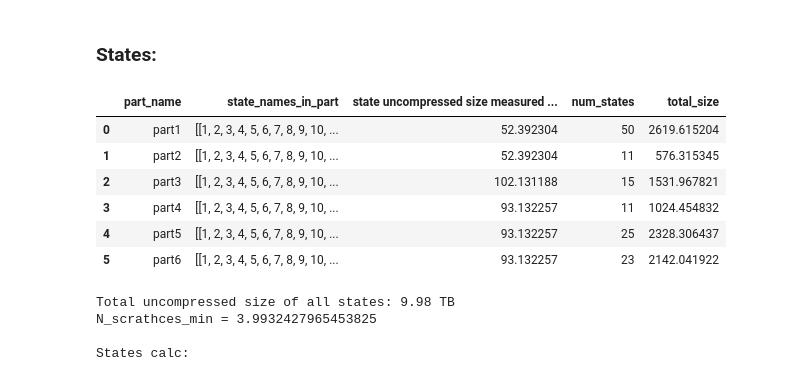
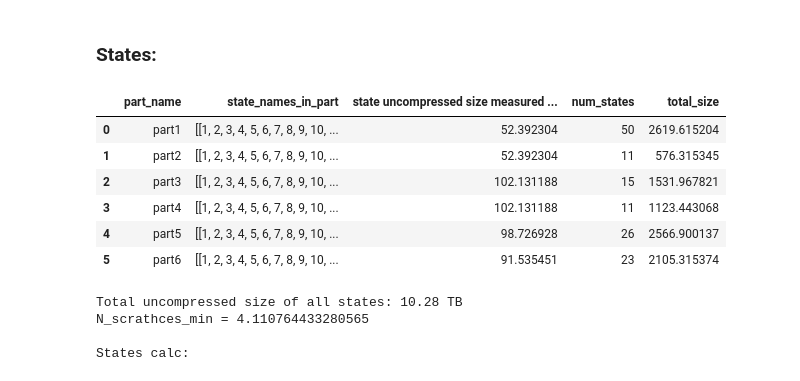
Before and after one commit to orso-arbs/CIPS_Codebase, a Jupyter notebook: ScratchStorageCalc_2.ipynb, the cells around one changed output. Cells and saved outputs as stored; diff of their text form; code cells hidden in the pictures.

```diff
--- a/ScratchStorageCalc_2.ipynb
+++ b/ScratchStorageCalc_2.ipynb
@@ -23,35 +23,12 @@ pd.set_option('display.max_colwidth', None)    # Show full column contents
 # %%
 parts = {
     'part_name': ['part1', 'part2', 'part3', 'part4', 'part5', 'part6'],
-    'state_names_in_part': [[list(range(1, 50+1))], [list(range(1, 11+1))], [list(range(1, 15+1))], [list(range(1, 11+1))], [list(range(1, 25+1))], [list(range(1, 23+1))]],
+    'state_names_in_part': [[list(range(1, 50+1))], [list(range(1, 11+1))], [list(range(1, 15+1))], [list(range(1, 11+1))], [list(range(1, 26+1))], [list(range(1, 23+1))]],
 
-    'state uncompressed size measured [GB]': np.array([56255808136, 56255808136, 109662528136, 100000000000, 100000000000, 100000000000]) / 1024**3,
-    # 'state compressed size measured [GB]': [30, 30, 62, 64, 66, 70],
-    # 'state uncompressed size estimate [GB]': [0, 0, 0, 0, 0, 0],
-    # 'state amount of elements measured': [0, 0, 0, 0, 0, 0],
-    # 'state size calced from amount of elements measured': [0, 0, 0, 0, 0, 0],
+    'state uncompressed size measured [GB]': np.array([56255808136, 56255808136, 109662528136, 109662528136, 106007232136, 98285442184]) / 1024**3,
 
     }
 parts_df = pd.DataFrame(parts)
-
-
-if 1==0:
-    ########### estimate state size
-
-    # Add uncompressed size estimate to the existing DataFrame
-    compression_percent_estimate = 30290369600/56255808136
-    print(f"compression_percent_estimate = compressed/un-compressed = {compression_percent_estimate} %")
-    parts_df['state uncompressed size estimate [GB]'] = parts_df['state compressed size measured [GB]'] / compression_percent_estimate
-
-    # Add a column showing the length of the lists in state_names_in_part
-    parts_df['#states'] = parts_df['state_names_in_part'].apply(lambda x: len(x[0]))
-
-    parts_df['part compressed size [GB]'] = parts_df['state compressed size measured [GB]'] * parts_df['#states']
-    parts_df['part uncompressed size estimate [GB]'] = parts_df['state uncompressed size estimate [GB]'] * parts_df['#states']
-
-    # calc
-    parts_df['state size calced from amount of elements measured'] = parts_df['state uncompressed size estimate [GB]'] * parts_df['#states']
-
 
 # Display the entire updated DataFrame
 
@@ -75,8 +52,6 @@ States = {
     'part': [],
     'state_names_in_part': [],
     'state_name_in_total': [],
-    'state compressed size measured [GB]': [],
-    'state uncompressed size estimate [GB]': [],
     'state uncompressed size measured [GB]': [],
 }
 States_df = pd.DataFrame(States)
@@ -85,41 +60,39 @@ States_df = pd.DataFrame(States)
 states_rows = []
 # Global counter for state_name_in_total
 state_counter = 1
 
 for idx, row in parts_df.iterrows():
     part_name = row['part_name']
     state_names = row['state_names_in_part'][0]  # Unwrap the nested list
     state_size_measured = row['state uncompressed size measured [GB]']
     #compressed_size = row['state compressed size measured [GB]']
     #uncompressed_estimate = row['state uncompressed size estimate [GB]']
 
     for state_name in state_names:
         state_row = {
             'part': part_name,
             'state_names_in_part': state_name,
             'state_name_in_total': state_counter,
-            'state uncompressed size measured [GB]': state_size_measured  # placeholder
-            #'state compressed size measured [GB]': compressed_size,
-            #'state uncompressed size estimate [GB]': uncompressed_estimate,
+            'state uncompressed size measured [GB]': state_size_measured
         }
         states_rows.append(state_row)
         state_counter += 1
 
 # Create DataFrame
 States_df = pd.DataFrame(states_rows)
 
 # Display result
 #display(States_df)
 # %% [output]
 |  | part_name | state_names_in_part | state uncompressed size measured ... | num_states | total_size |
 | 0 | part1 | [[1, 2, 3, 4, 5, 6, 7, 8, 9, 10, ... | 52.392304 | 50 | 2619.615204 |
 | 1 | part2 | [[1, 2, 3, 4, 5, 6, 7, 8, 9, 10, ... | 52.392304 | 11 | 576.315345 |
 | 2 | part3 | [[1, 2, 3, 4, 5, 6, 7, 8, 9, 10, ... | 102.131188 | 15 | 1531.967821 |
-| 3 | part4 | [[1, 2, 3, 4, 5, 6, 7, 8, 9, 10, ... | 93.132257 | 11 | 1024.454832 |
-| 4 | part5 | [[1, 2, 3, 4, 5, 6, 7, 8, 9, 10, ... | 93.132257 | 25 | 2328.306437 |
-| 5 | part6 | [[1, 2, 3, 4, 5, 6, 7, 8, 9, 10, ... | 93.132257 | 23 | 2142.041922 |
+| 3 | part4 | [[1, 2, 3, 4, 5, 6, 7, 8, 9, 10, ... | 102.131188 | 11 | 1123.443068 |
+| 4 | part5 | [[1, 2, 3, 4, 5, 6, 7, 8, 9, 10, ... | 98.726928 | 26 | 2566.900137 |
+| 5 | part6 | [[1, 2, 3, 4, 5, 6, 7, 8, 9, 10, ... | 91.535451 | 23 | 2105.315374 |
-Total uncompressed size of all states: 9.98 TB
-N_scrathces_min = 3.9932427965453825
+Total uncompressed size of all states: 10.28 TB
+N_scrathces_min = 4.110764433280565
 
 States calc:
 # %%
```
Also changed, not shown: parts of 5 cells of this notebook, 14 other files.
